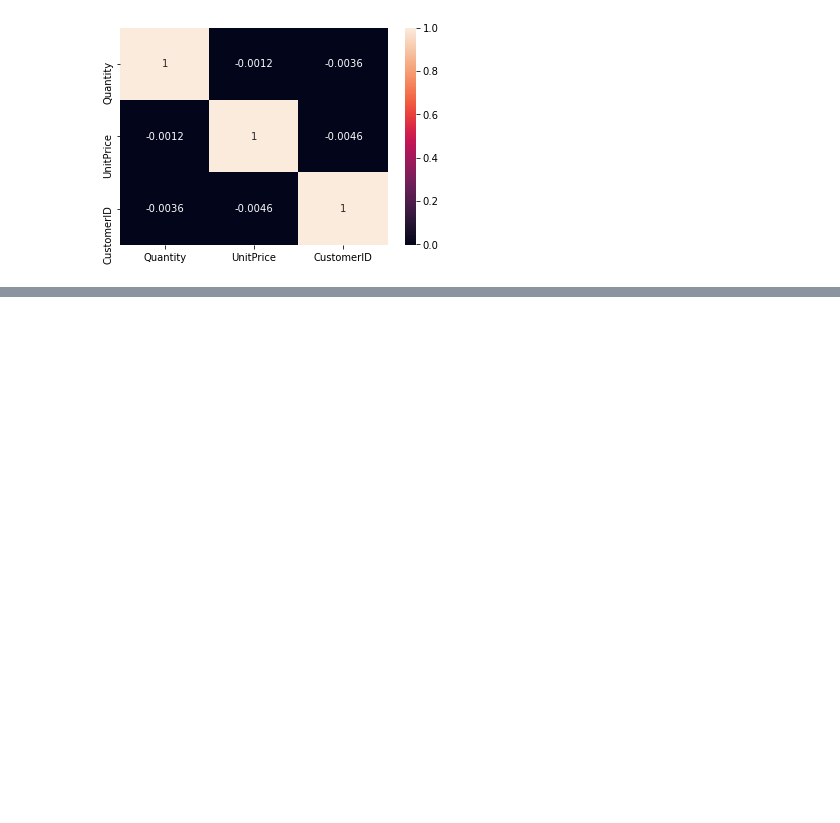
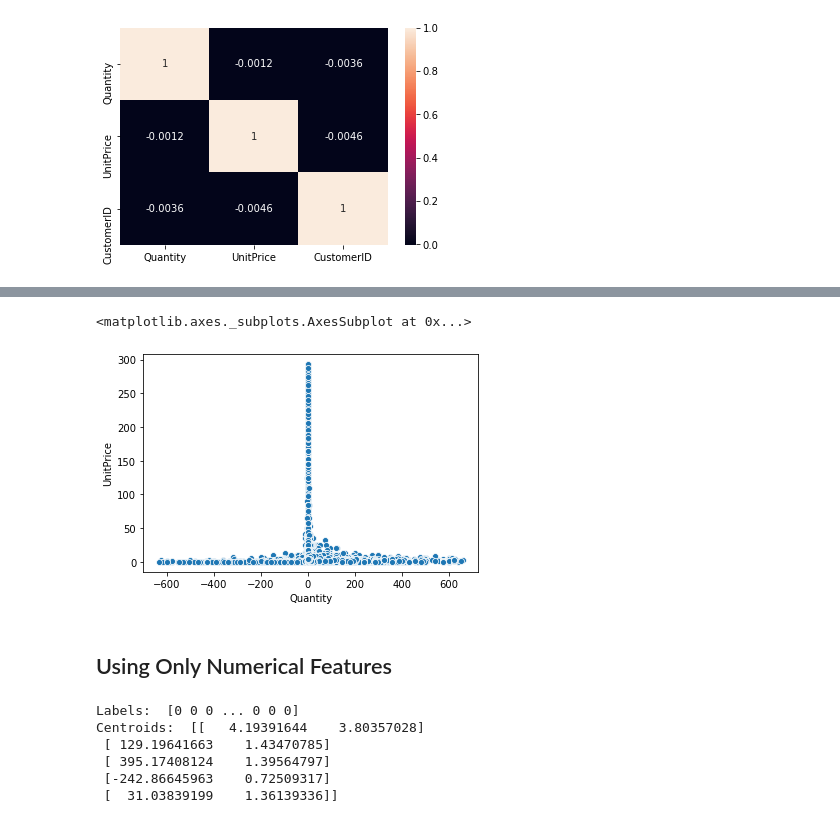
Before and after one commit to ericgbekor/ml-tasks, a Jupyter notebook: Submissions_Priscilla/Customer Segmentation/Customer Segmentation-Priscilla.ipynb, the cells around one changed output, grey strips where cells are left out. Saved outputs shown, nothing was run; the diff lists cells and outputs as text; code cells hidden in the pictures; blank space fills up the shorter version.

```diff
--- a/Submissions_Priscilla/Customer Segmentation/Customer Segmentation-Priscilla.ipynb
+++ b/Submissions_Priscilla/Customer Segmentation/Customer Segmentation-Priscilla.ipynb
@@ -65,0 +87,12 @@ sns.heatmap(corr_matrix, annot = True)
+# %%
+import numpy as np
+from scipy import stats
+from pandas import DataFrame as df
+z_scores = stats.zscore(train_data.loc[:,['Quantity', 'UnitPrice']])
+
+
+abs_z_scores = np.abs(z_scores)
+filtered_entries = (abs_z_scores < 3).all(axis=1)
+new_train_data = train_data[filtered_entries]
+
+new_train_data
@@ -65,0 +113,22 @@ sns.heatmap(corr_matrix, annot = True)
+# %%
+sns.scatterplot(x=new_train_data['Quantity'], y=new_train_data['UnitPrice'])
+# %% [output]
+<matplotlib.axes._subplots.AxesSubplot at 0x...>
+[figure, added]
+# %% [markdown]
+## Using Only Numerical Features
+# %%
+from sklearn.cluster import KMeans
+
+kmeans = KMeans(n_clusters=5, random_state=0).fit(new_train_data.loc[:,['Quantity', 'UnitPrice']])
+Labels = kmeans.labels_
+Centroids = kmeans.cluster_centers_
+print('Labels: ', Labels)
+print('Centroids: ', Centroids)
+# %% [output]
+Labels:  [0 0 0 ... 0 0 0]
+Centroids:  [[   4.19391644    3.80357028]
+ [ 129.19641663    1.43470785]
+ [ 395.17408124    1.39564797]
+ [-242.86645963    0.72509317]
+ [  31.03839199    1.36139336]]
```
Also changed, not shown: parts of 23 cells of this notebook.
